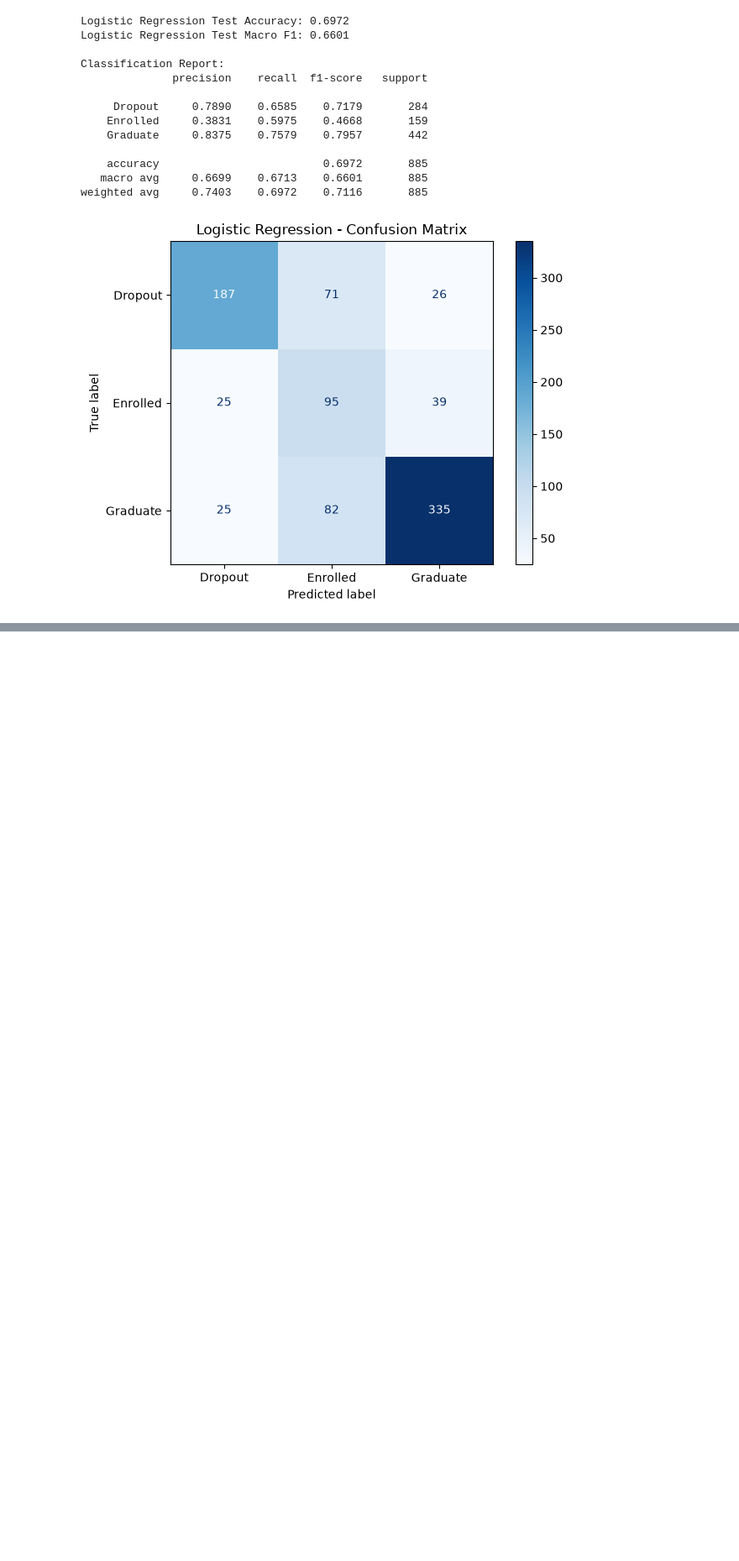
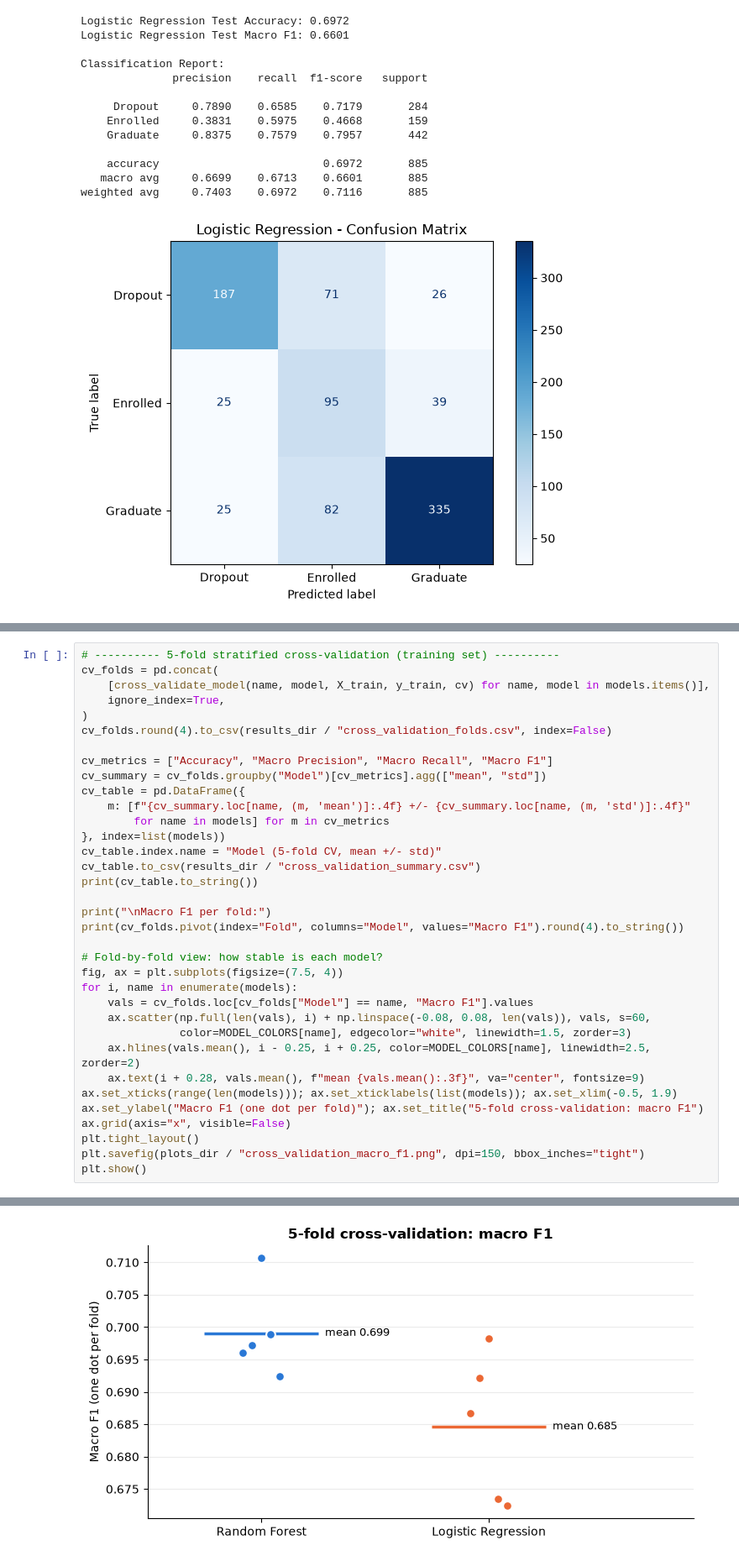
Before and after one commit to Aldanahth/SW485-Project-Group4, a Jupyter notebook: Phase1_Supervised_Learning.ipynb, the cells around one changed output, grey strips where cells are left out. Shown at 84% size. Cells and saved outputs as stored; diff of their text form; blank space fills up the shorter version.

```diff
--- a/Phase1_Supervised_Learning.ipynb
+++ b/Phase1_Supervised_Learning.ipynb
@@ -354,0 +628,36 @@ print(tuning_results_lr.to_string(index=False))
+# %%
+# ---------- 5-fold stratified cross-validation (training set) ----------
+cv_folds = pd.concat(
+    [cross_validate_model(name, model, X_train, y_train, cv) for name, model in models.items()],
+    ignore_index=True,
+)
+cv_folds.round(4).to_csv(results_dir / "cross_validation_folds.csv", index=False)
+
+cv_metrics = ["Accuracy", "Macro Precision", "Macro Recall", "Macro F1"]
+cv_summary = cv_folds.groupby("Model")[cv_metrics].agg(["mean", "std"])
+cv_table = pd.DataFrame({
+    m: [f"{cv_summary.loc[name, (m, 'mean')]:.4f} +/- {cv_summary.loc[name, (m, 'std')]:.4f}"
+        for name in models] for m in cv_metrics
+}, index=list(models))
+cv_table.index.name = "Model (5-fold CV, mean +/- std)"
+cv_table.to_csv(results_dir / "cross_validation_summary.csv")
+print(cv_table.to_string())
+
+print("\nMacro F1 per fold:")
+print(cv_folds.pivot(index="Fold", columns="Model", values="Macro F1").round(4).to_string())
+
+# Fold-by-fold view: how stable is each model?
+fig, ax = plt.subplots(figsize=(7.5, 4))
+for i, name in enumerate(models):
+    vals = cv_folds.loc[cv_folds["Model"] == name, "Macro F1"].values
+    ax.scatter(np.full(len(vals), i) + np.linspace(-0.08, 0.08, len(vals)), vals, s=60,
+               color=MODEL_COLORS[name], edgecolor="white", linewidth=1.5, zorder=3)
+    ax.hlines(vals.mean(), i - 0.25, i + 0.25, color=MODEL_COLORS[name], linewidth=2.5, zorder=2)
+    ax.text(i + 0.28, vals.mean(), f"mean {vals.mean():.3f}", va="center", fontsize=9)
+ax.set_xticks(range(len(models))); ax.set_xticklabels(list(models)); ax.set_xlim(-0.5, 1.9)
+ax.set_ylabel("Macro F1 (one dot per fold)"); ax.set_title("5-fold cross-validation: macro F1")
+ax.grid(axis="x", visible=False)
+plt.tight_layout()
+plt.savefig(plots_dir / "cross_validation_macro_f1.png", dpi=150, bbox_inches="tight")
+plt.show()
+# %% [output]
@@ -354,0 +677 @@ print(tuning_results_lr.to_string(index=False))
+[figure, added]
```
Also changed, not shown: parts of 32 cells of this notebook, 16 other files.
